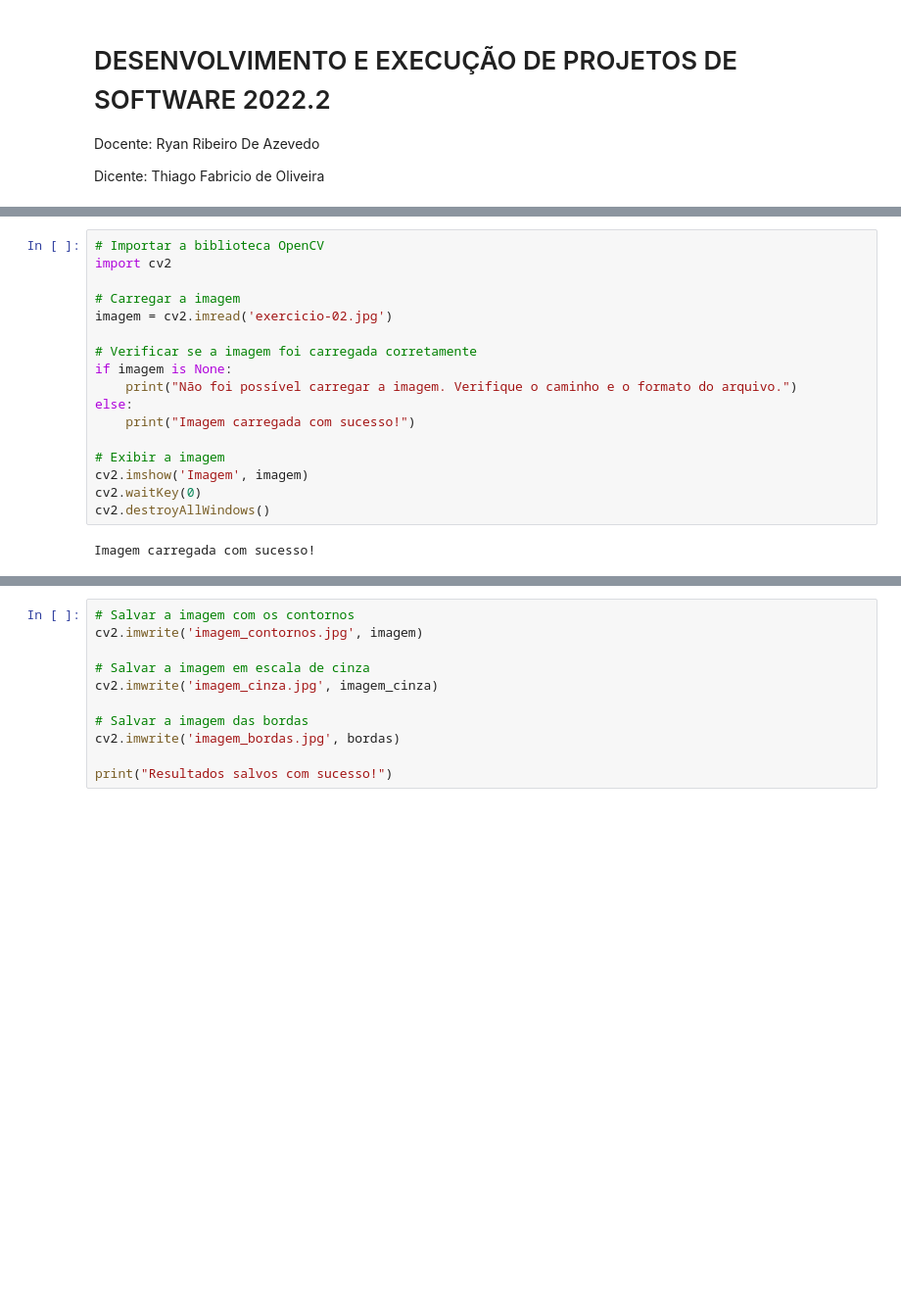
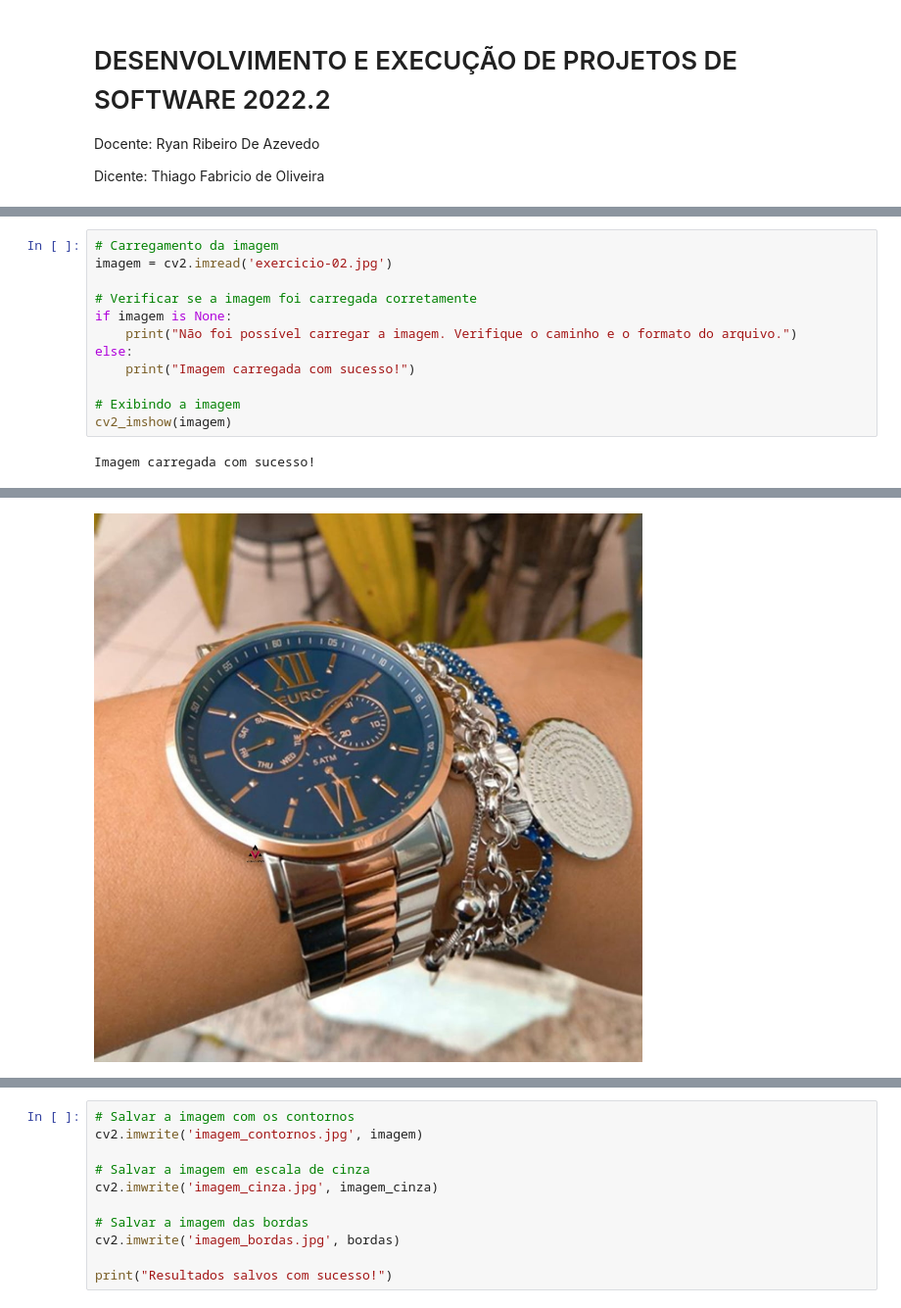
Before and after one commit to ThFabricio/desenvolvimento-e-execucao-de-software, a Jupyter notebook: atividades/exercicio-02/exercicio-02.ipynb, the cells around one changed output, grey strips where cells are left out. Shown at 98% size. Saved outputs shown, nothing was run; the diff lists cells and outputs as text; blank space fills up the shorter version.

```diff
--- a/atividades/exercicio-02/exercicio-02.ipynb
+++ b/atividades/exercicio-02/exercicio-02.ipynb
@@ -7,8 +27,5 @@ Dicente: Thiago Fabricio de Oliveira
 # %%
-# Importar a biblioteca OpenCV
-import cv2
-
-# Carregar a imagem
+# Carregamento da imagem
 imagem = cv2.imread('exercicio-02.jpg')
 
 # Verificar se a imagem foi carregada corretamente
@@ -17,9 +34,7 @@ if imagem is None:
 else:
     print("Imagem carregada com sucesso!")
 
-# Exibir a imagem
-cv2.imshow('Imagem', imagem)
-cv2.waitKey(0)
-cv2.destroyAllWindows()
+# Exibindo a imagem
+cv2_imshow(imagem)
 # %% [output]
 Imagem carregada com sucesso!
@@ -27 +41,2 @@ Warning: Ignoring XDG_SESSION_TYPE=wayland on Gnome. Use QT_QPA_PLATFORM=wayland
+[figure, added]
 # %%
```
Also changed, not shown: parts of 14 cells of this notebook.
